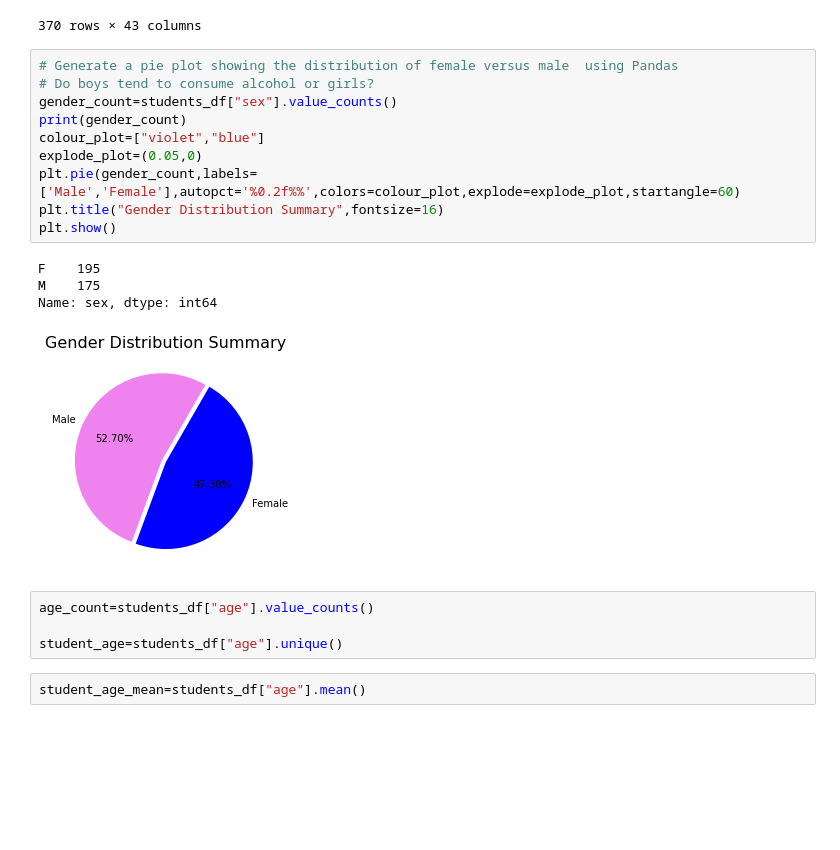
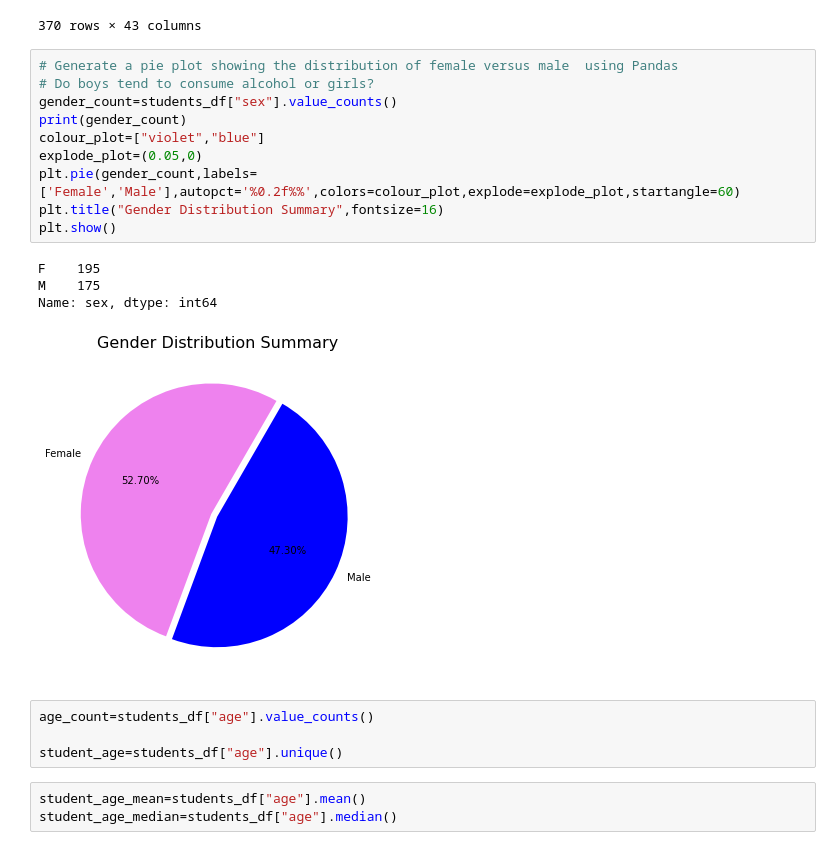
Before and after one commit to panlovelyda/project-one, a Jupyter notebook: AlcoholPy.ipynb, the cells around one changed output. Cells and saved outputs as stored; diff of their text form; blank space fills up the shorter version.

```diff
--- a/AlcoholPy.ipynb
+++ b/AlcoholPy.ipynb
@@ -37,24 +37,25 @@ students_df
 # %%
 # Generate a pie plot showing the distribution of female versus male  using Pandas
 # Do boys tend to consume alcohol or girls?
 gender_count=students_df["sex"].value_counts()
 print(gender_count)
 colour_plot=["violet","blue"]
 explode_plot=(0.05,0)
-plt.pie(gender_count,labels=['Male','Female'],autopct='%0.2f%%',colors=colour_plot,explode=explode_plot,startangle=60)
+plt.pie(gender_count,labels=['Female','Male'],autopct='%0.2f%%',colors=colour_plot,explode=explode_plot,startangle=60)
 plt.title("Gender Distribution Summary",fontsize=16)
 plt.show()
 # %% [output]
 F    195
 M    175
 Name: sex, dtype: int64
-[figure, old version]
+[figure, new version]
 # %%
 age_count=students_df["age"].value_counts()
 
 student_age=students_df["age"].unique()
 # %%
 student_age_mean=students_df["age"].mean()
+student_age_median=students_df["age"].median()
 # %%
 
 fig=plt.bar(student_age,age_count,color='b',align="center", width= 0.6)
```
Also changed, not shown: parts of 7 cells of this notebook.
